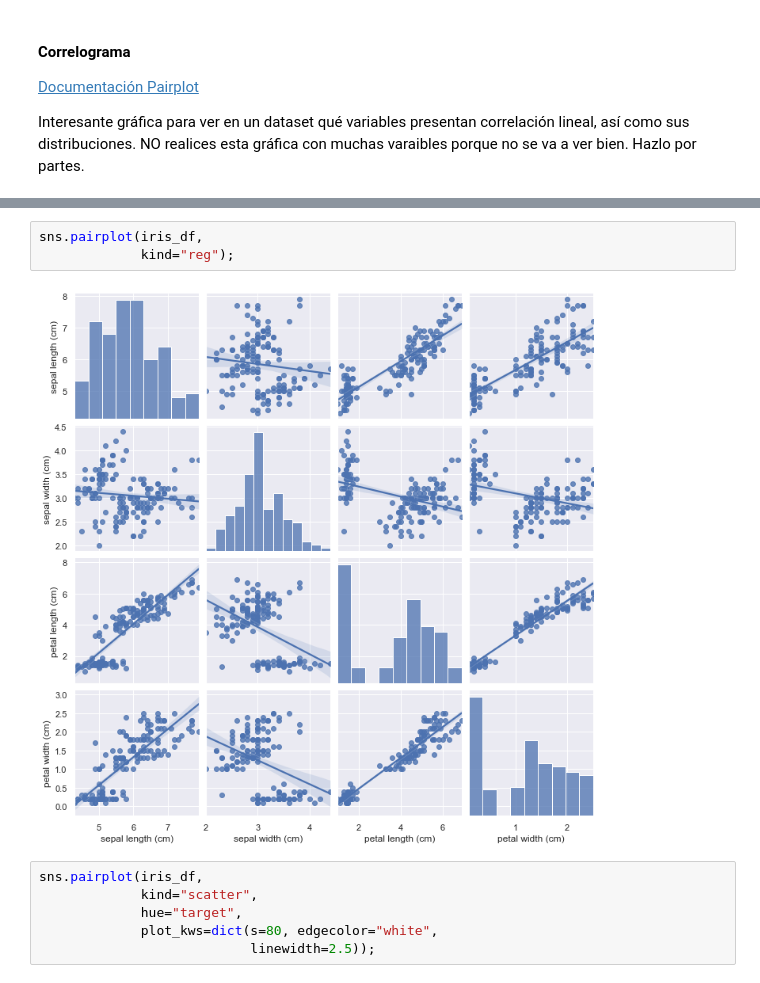
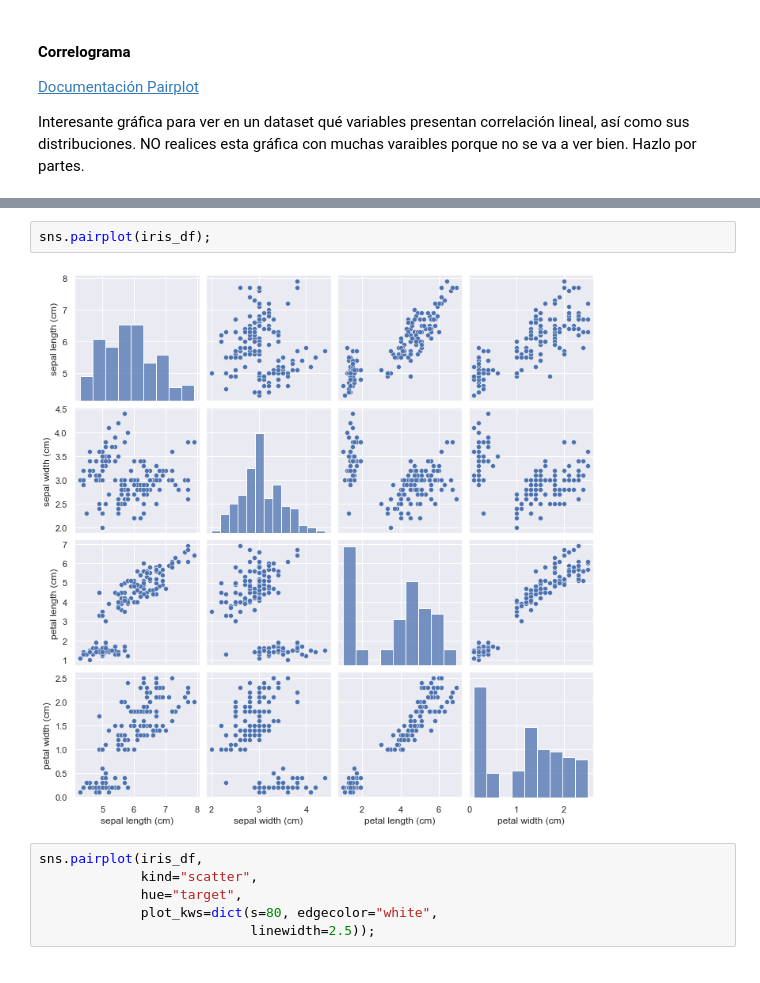
Before and after one commit to marcusRB/ds_thebridge_1_22, a Jupyter notebook: 2-Data_Analysis/4-Visualización/2-Seaborn/Teoria/EDA_Seaborn.ipynb, the cells around one changed output, grey strips where cells are left out. Drawn from its saved outputs; the diff is of its cells as text.

```diff
--- a/2-Data_Analysis/4-Visualización/2-Seaborn/Teoria/EDA_Seaborn.ipynb
+++ b/2-Data_Analysis/4-Visualización/2-Seaborn/Teoria/EDA_Seaborn.ipynb
@@ -404,8 +549,7 @@ Interesante gráfica para ver en un dataset qué variables presentan correlació
 # %%
-sns.pairplot(iris_df,
-             kind="reg");
+sns.pairplot(iris_df);
 # %% [output]
-[figure, old version]
+[figure, new version]
 # %%
 sns.pairplot(iris_df,
              kind="scatter",
```
Also changed, not shown: parts of 25 cells of this notebook.
